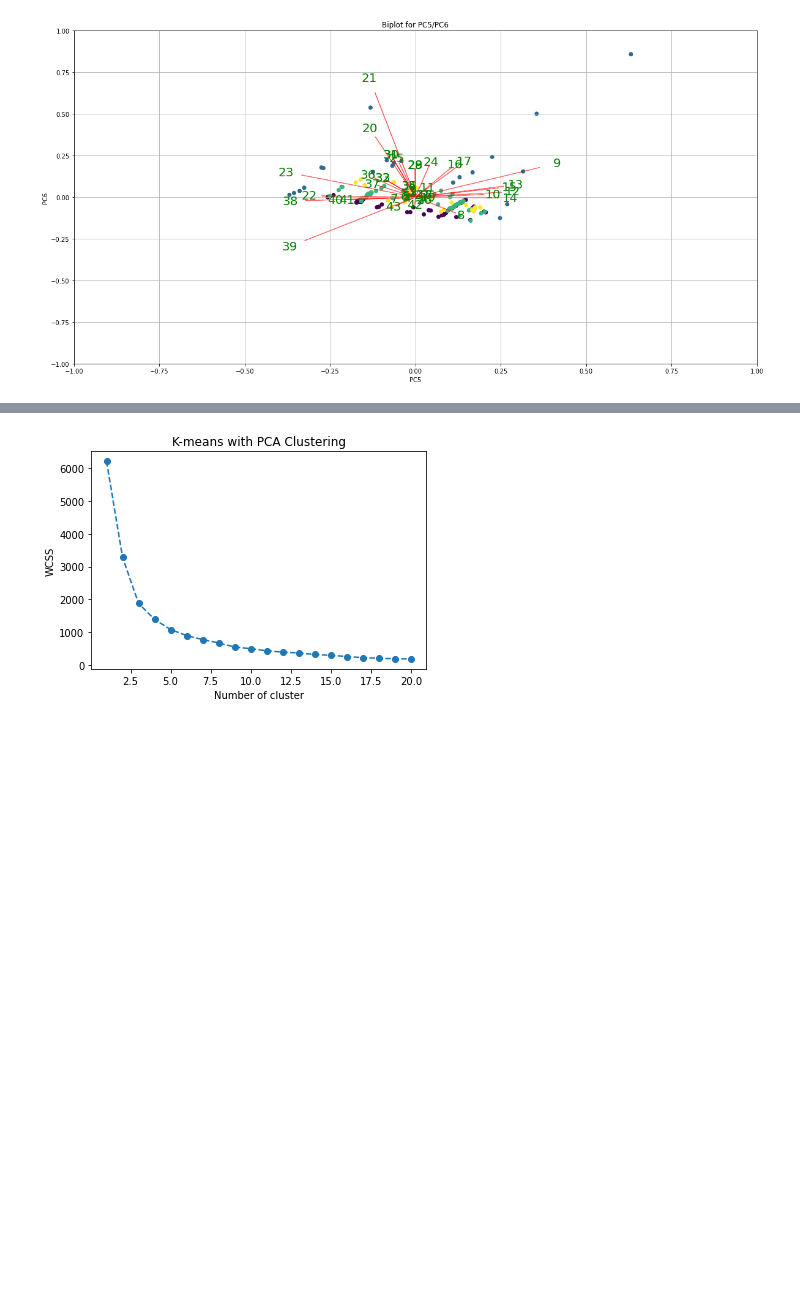
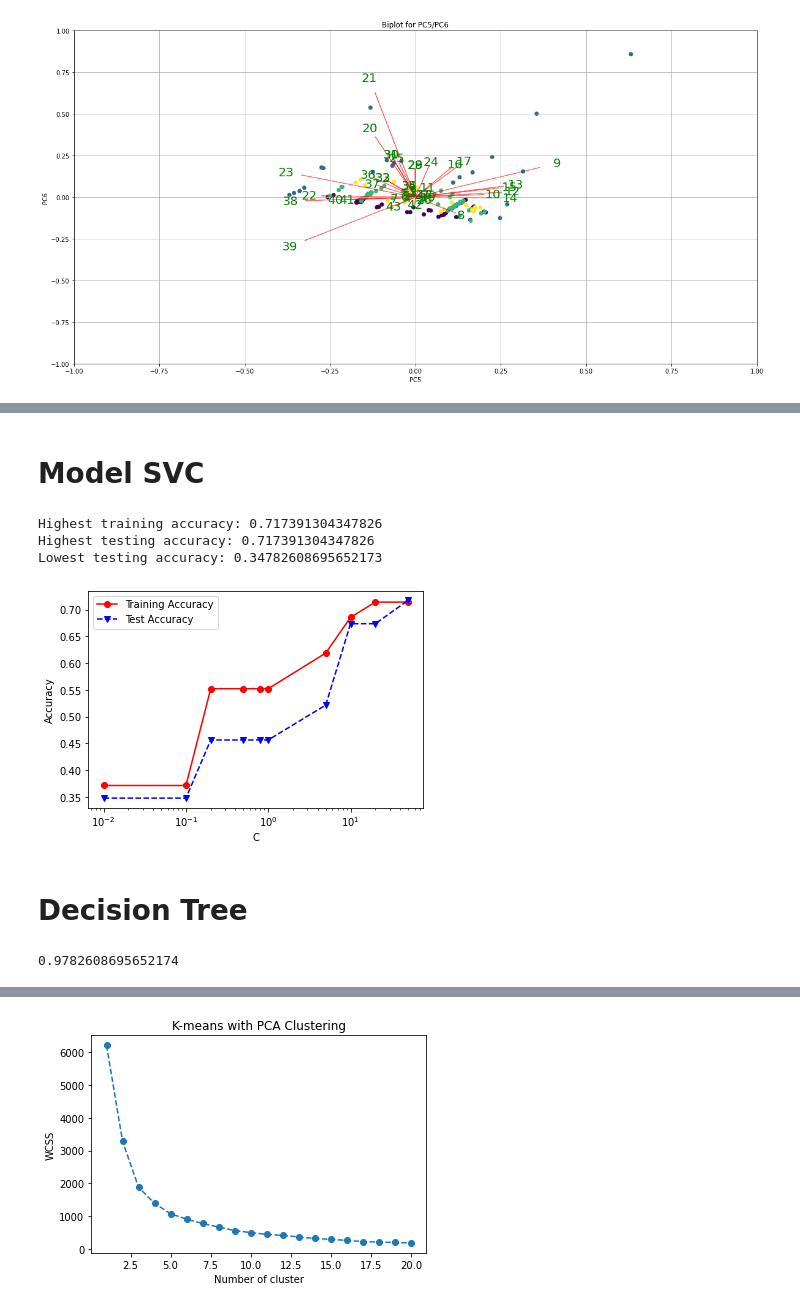
Before and after one commit to goldslime123/csc3005-DA, a Jupyter notebook: MeterD.ipynb, the cells around one changed output, grey strips where cells are left out. Cells and saved outputs as stored; diff of their text form; code cells hidden in the pictures; blank space fills up the shorter version.

```diff
--- a/MeterD.ipynb
+++ b/MeterD.ipynb
@@ -1311,0 +917,43 @@ Decide how many clustering solutions to test.
+# %% [markdown]
+# Model SVC
+# %%
+from sklearn.svm import SVC
+
+C = [0.01, 0.1, 0.2, 0.5, 0.8, 1, 5, 10, 20, 50]
+SVMtrainAcc = []
+SVMtestAcc = []
+
+for param in C:
+    clf5 = SVC(C=param,kernel='rbf',gamma='auto',random_state=0)
+    clf5.fit(x_train, y_train)
+    Y_predTrain = clf5.predict(x_train)
+    Y_predTest = clf5.predict(x_test)
+    SVMtrainAcc.append(accuracy_score(y_train, Y_predTrain))
+    SVMtestAcc.append(accuracy_score(y_test, Y_predTest))
+
+plt.plot(C, SVMtrainAcc, 'ro-', C, SVMtestAcc,'bv--')
+plt.legend(['Training Accuracy','Test Accuracy'])
+plt.xlabel('C')
+plt.xscale('log')
+plt.ylabel('Accuracy')
+print("Highest training accuracy:", max(SVMtestAcc))
+print("Highest testing accuracy:", max(SVMtestAcc))
+print("Lowest testing accuracy:", min(SVMtestAcc))
+# %% [output]
+Highest training accuracy: 0.717391304347826
+Highest testing accuracy: 0.717391304347826
+Lowest testing accuracy: 0.34782608695652173
+[figure, added]
+# %% [markdown]
+# Decision Tree
+# %%
+from sklearn.tree import DecisionTreeClassifier
+
+x_train, x_test, y_train, y_test = train_test_split(X_scaled, y, test_size = 0.3, random_state=0)
+
+clf7 = DecisionTreeClassifier(max_depth=10)
+clf7.fit(x_train, y_train)
+
+clf7.score(x_test, y_test)
+# %% [output]
+0.9782608695652174
```
Also changed, not shown: parts of 110 cells of this notebook.
